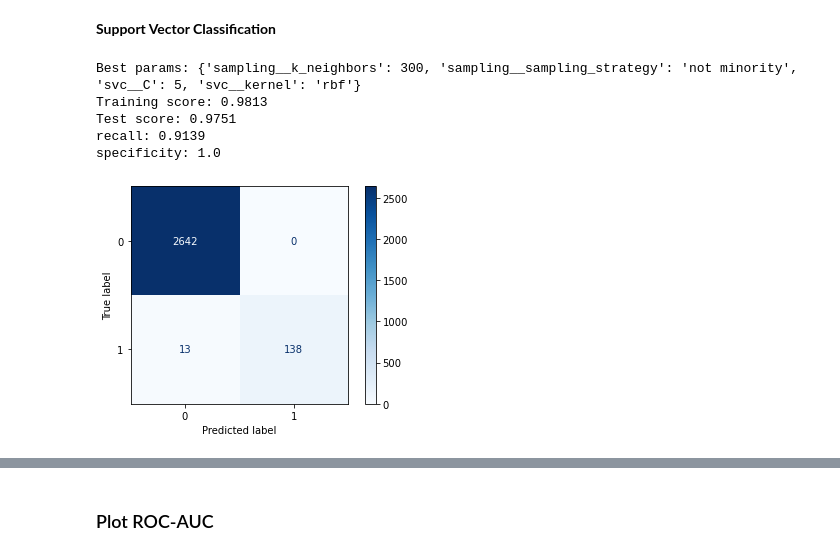
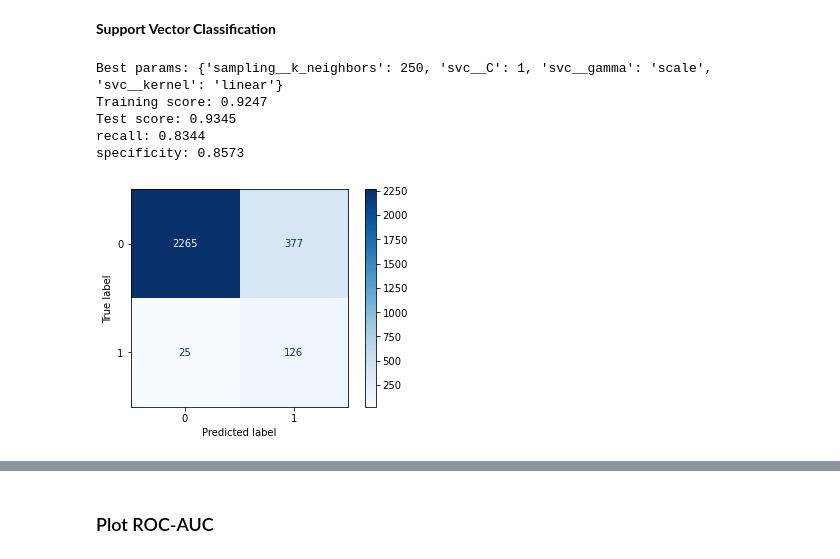
Before and after one commit to doscsy12/west-nile-virus, a Jupyter notebook: code/Preprocessing_model_tuning.ipynb, the cells around one changed output, grey strips where cells are left out. Cells and saved outputs as stored; diff of their text form; code cells hidden in the pictures.

Commit message:
model_tuning

```diff
--- a/code/Preprocessing_model_tuning.ipynb
+++ b/code/Preprocessing_model_tuning.ipynb
@@ -531,7 +530,7 @@ def run_models(model, model_params):
     pipe = Pipeline([
             ('scale', StandardScaler()),
             ('pca', PCA(n_components = 9)),
-            ('sampling', SMOTE()),
+            ('sampling', SMOTE(sampling_strategy = 'minority')),
             (model, models[model])
             ])
 
@@ -694,25 +751,25 @@ specificity: 0.908
 # %%
 # Support Vector Classification
 grid_params = {
-    'sampling__sampling_strategy': ['minority', 'not minority', 'auto'],
     'sampling__k_neighbors': [250, 300],     # <200 overfitting
-    'svc__kernel': ['linear', 'poly', 'rbf'],
-    'svc__C': [1 ,3 ,5]
+    'svc__kernel': ['linear', 'sigmoid'],
+    'svc__gamma' : ['scale', 'auto'],
+    'svc__C': [1 ,5 ,10]
 }
 
 best_params = {
-    'sampling__sampling_strategy': ['not minority'],
-    'sampling__k_neighbors': [300],     # <200 overfitting
-    'svc__kernel': ['rbf'],
-    'svc__C': [5]
+    'sampling__k_neighbors': [250],     # <200 overfitting
+    'svc__kernel': ['linear'],
+    'svc__gamma' : ['scale'],
+    'svc__C': [1]
 }
 
-svc = run_models('svc', best_params)
-# Best params: {'sampling__k_neighbors': 300, 'sampling__sampling_strategy': 'not minority', 'svc__C': 20, 'svc__kernel': 'rbf'}
+svc = run_models('svc',  best_params)
+# Best params: {'sampling__k_neighbors': 250, 'svc__C': 1, 'svc__gamma': 'scale', 'svc__kernel': 'linear'}
 # %% [output]
-Best params: {'sampling__k_neighbors': 300, 'sampling__sampling_strategy': 'not minority', 'svc__C': 5, 'svc__kernel': 'rbf'}
-Training score: 0.9813
-Test score: 0.9751
-recall: 0.9139
-specificity: 1.0
+Best params: {'sampling__k_neighbors': 250, 'svc__C': 1, 'svc__gamma': 'scale', 'svc__kernel': 'linear'}
+Training score: 0.9247
+Test score: 0.9345
+recall: 0.8344
+specificity: 0.8573
-[figure, old version]
+[figure, new version]
```
Also changed, not shown: parts of 56 cells of this notebook, 1 other file.
